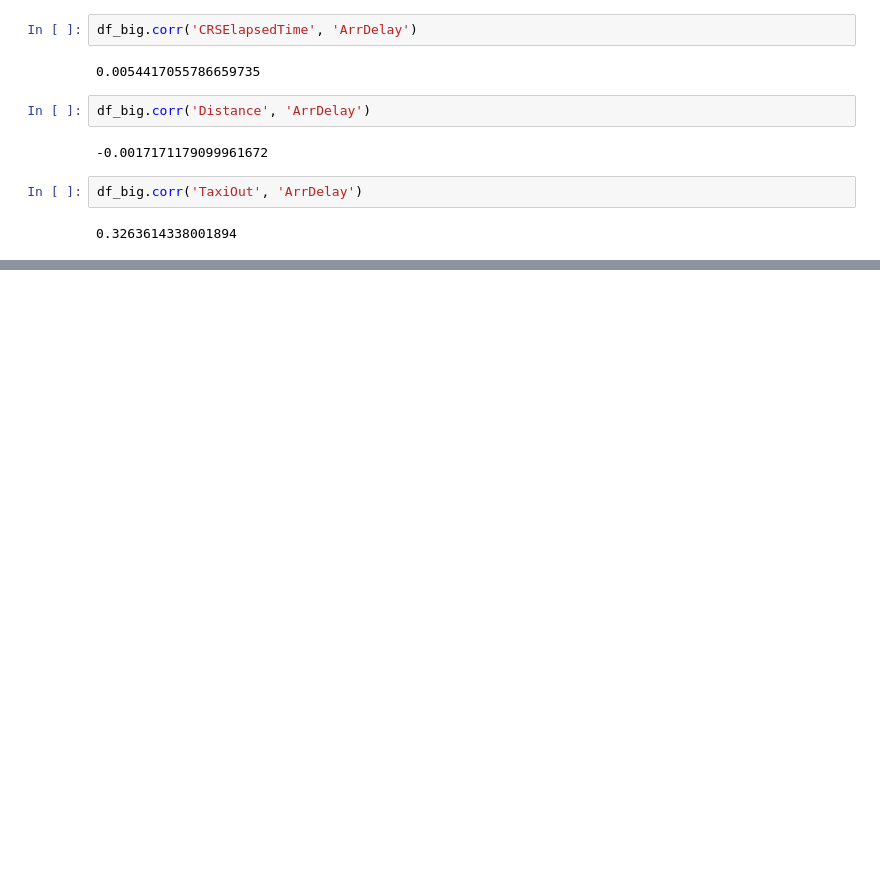
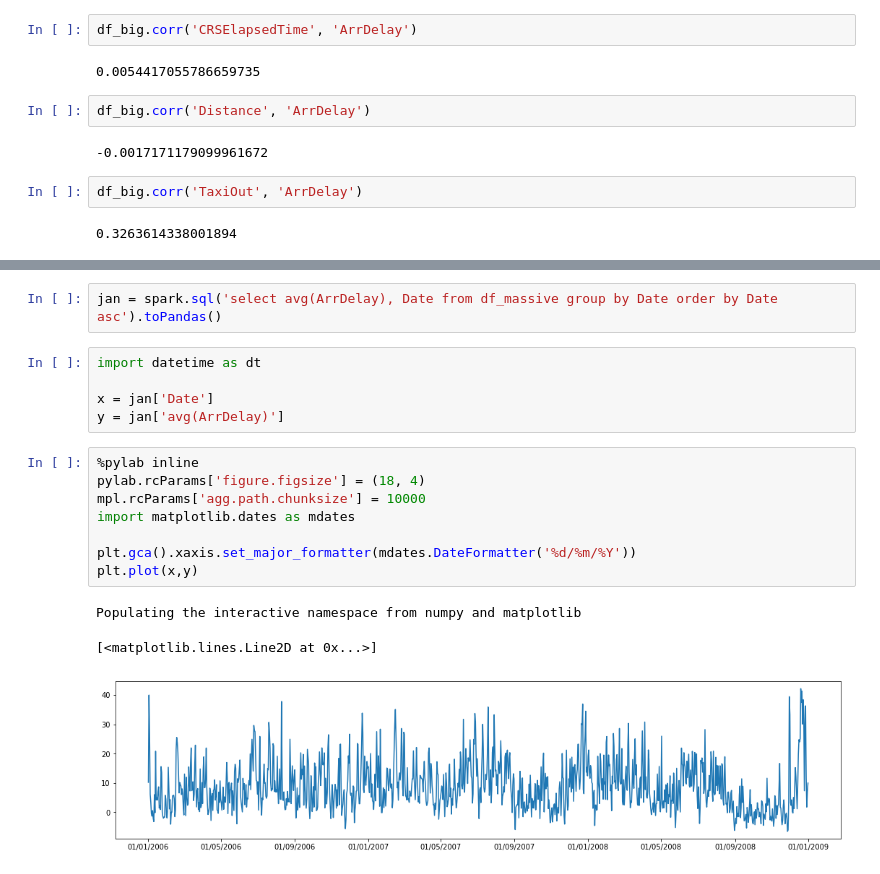
Before and after one commit to borismattijssen/spark-flights, a Jupyter notebook: notebooks/Scribbling-Boris.ipynb, the cells around one changed output, grey strips where cells are left out. Drawn from its saved outputs; the diff is of its cells as text; blank space fills up the shorter version.

```diff
--- a/notebooks/Scribbling-Boris.ipynb
+++ b/notebooks/Scribbling-Boris.ipynb
@@ -91,0 +108,19 @@ df_big.corr('TaxiOut', 'ArrDelay')
+# %%
+jan = spark.sql('select avg(ArrDelay), Date from df_massive group by Date order by Date asc').toPandas()
+# %%
+import datetime as dt
+
+x = jan['Date']
+y = jan['avg(ArrDelay)']
+# %%
+%pylab inline
+pylab.rcParams['figure.figsize'] = (18, 4)
+mpl.rcParams['agg.path.chunksize'] = 10000
+import matplotlib.dates as mdates
+
+plt.gca().xaxis.set_major_formatter(mdates.DateFormatter('%d/%m/%Y'))
+plt.plot(x,y)
+# %% [output]
+Populating the interactive namespace from numpy and matplotlib
+[<matplotlib.lines.Line2D at 0x...>]
+[figure, added]
```
Also changed, not shown: parts of 7 cells of this notebook.
